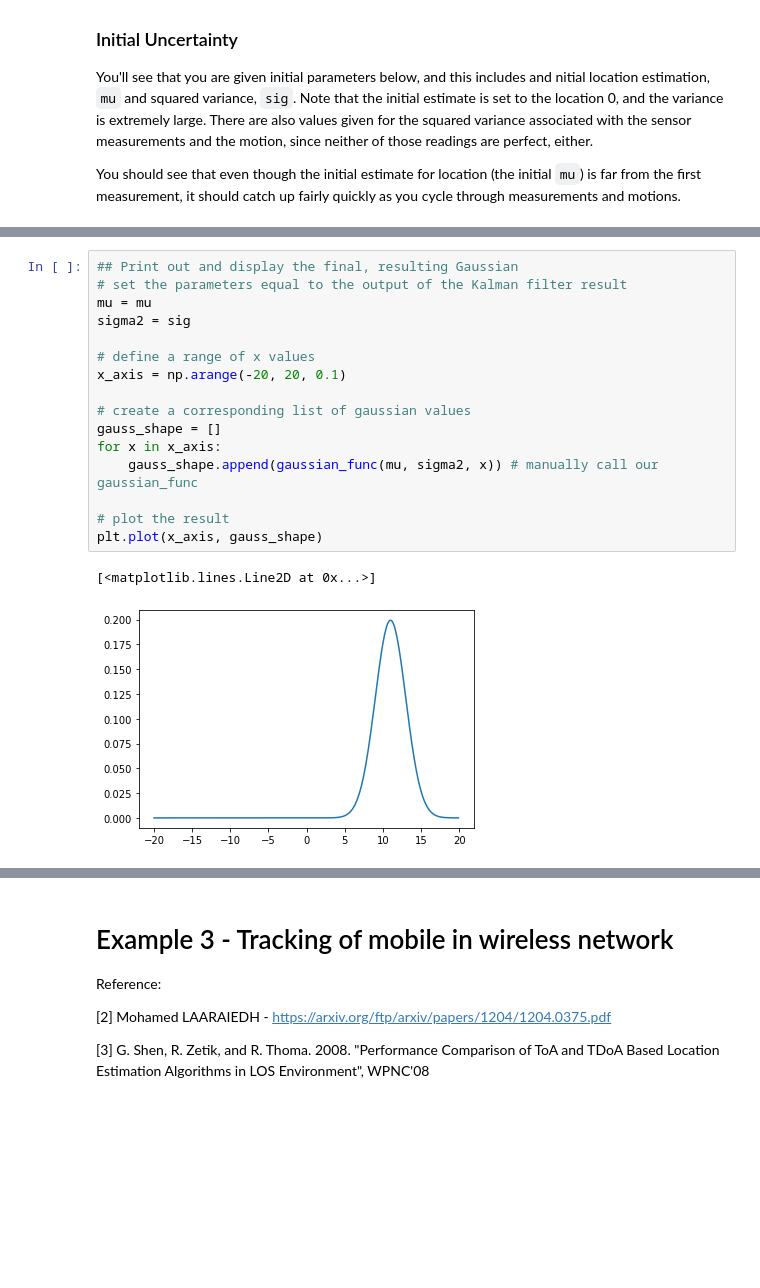
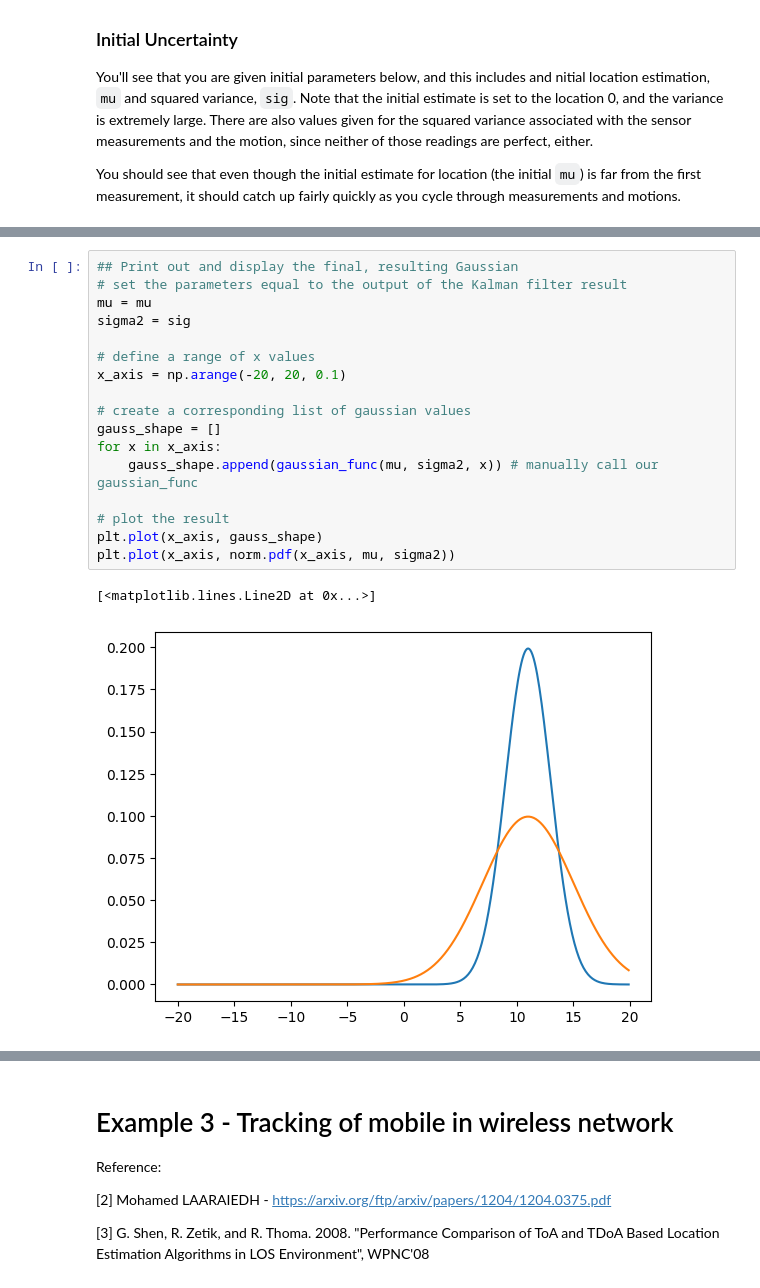
Before and after one commit to cthadeufaria/apc, a Jupyter notebook: lab05/ML_notebook05.ipynb, the cells around one changed output, grey strips where cells are left out. Saved outputs shown, nothing was run; the diff lists cells and outputs as text; blank space fills up the shorter version.

```diff
--- a/lab05/ML_notebook05.ipynb
+++ b/lab05/ML_notebook05.ipynb
@@ -238,22 +238,23 @@ Final result: [10.999906177177365, 4.005861580844194]
 # %%
 ## Print out and display the final, resulting Gaussian
 # set the parameters equal to the output of the Kalman filter result
 mu = mu
 sigma2 = sig
 
 # define a range of x values
 x_axis = np.arange(-20, 20, 0.1)
 
 # create a corresponding list of gaussian values
 gauss_shape = []
 for x in x_axis:
     gauss_shape.append(gaussian_func(mu, sigma2, x)) # manually call our gaussian_func
 
 # plot the result
 plt.plot(x_axis, gauss_shape)
+plt.plot(x_axis, norm.pdf(x_axis, mu, sigma2))
 # %% [output]
 [<matplotlib.lines.Line2D at 0x...>]
-[figure, old version]
+[figure, new version]
 # %% [markdown]
 # Example 2 - Train with position and velocity
 
```
Also changed, not shown: parts of 6 cells of this notebook, 1 other file.
